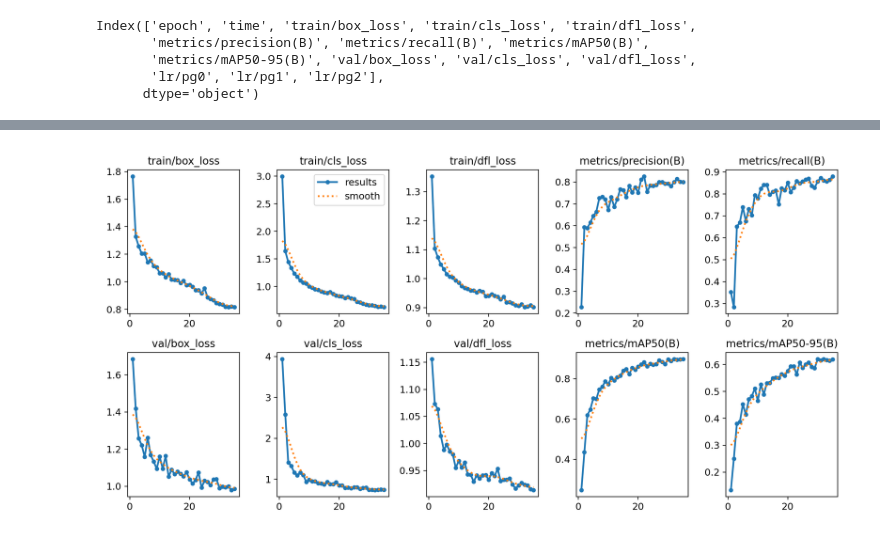
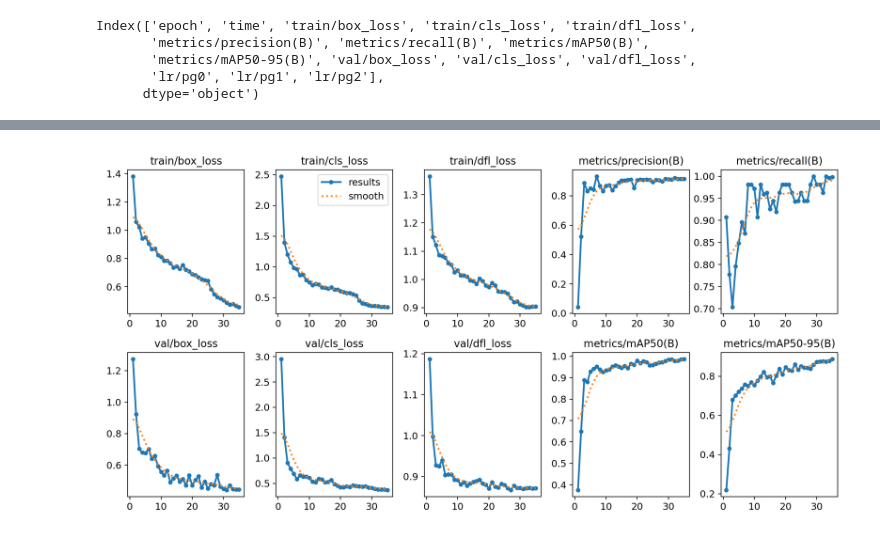
Before and after one commit to fitristachan/invoice-image-processing, a Jupyter notebook: final_model.ipynb, the cells around one changed output, grey strips where cells are left out. Drawn from its saved outputs; the diff is of its cells as text; code cells hidden in the pictures.

Commit message:
Kaggle Notebook | object detect yolo | bbox_large

```diff
--- a/final_model.ipynb
+++ b/final_model.ipynb
@@ -409,11 +369,11 @@ plt.show()
 # %%
 from PIL import Image
 from IPython.display import display
 
-img = Image.open("/kaggle/working/runs/detect/train/results.png")
+img = Image.open("/kaggle/working/runs/detect/train2/results.png")
 display(img)
 # %% [output]
-[figure, old version]
+[figure, new version]
 # %%
 from ultralytics import YOLO
 
```
Also changed, not shown: parts of 13 cells of this notebook.
